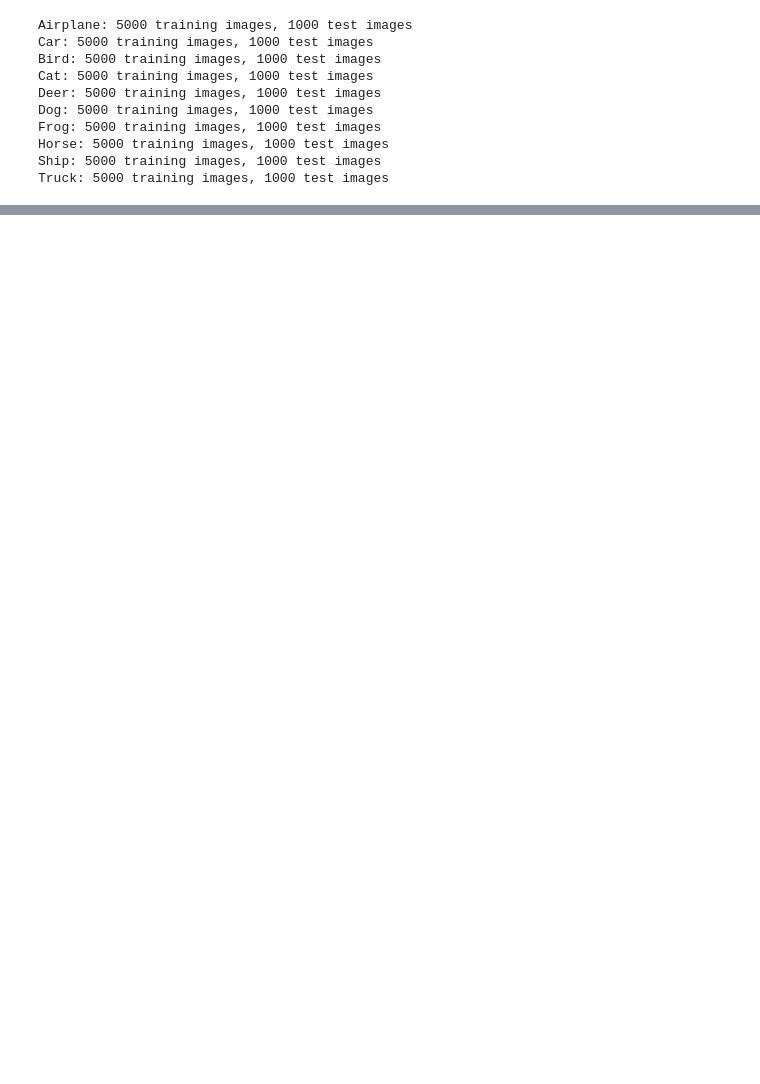
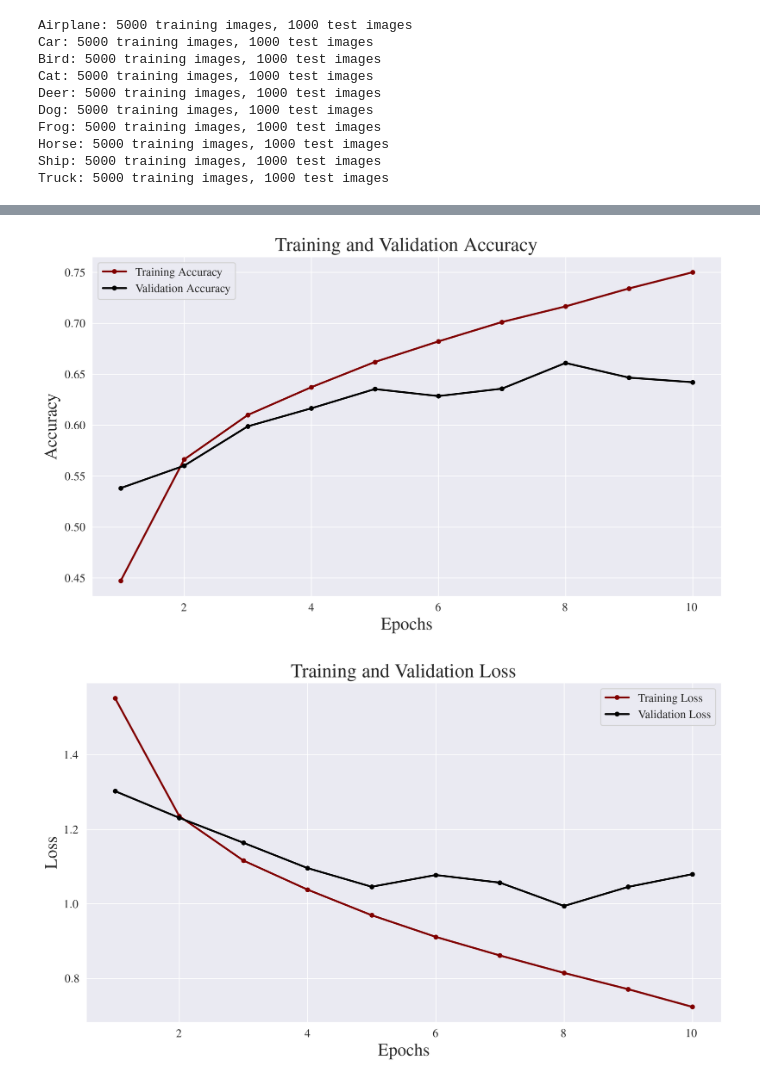
Before and after one commit to gabemorris12/machine_learning, a Jupyter notebook: Homework 5/Machine Learning Homework 5.ipynb, the cells around one changed output, grey strips where cells are left out. Cells and saved outputs as stored; diff of their text form; code cells hidden in the pictures; blank space fills up the shorter version.

```diff
--- a/Homework 5/Machine Learning Homework 5.ipynb
+++ b/Homework 5/Machine Learning Homework 5.ipynb
@@ -77,0 +89,64 @@ The CIFAR-10 dataset is designed so that each of the 10 classes has the same num
+# %%
+# Create model
+p2_model = Sequential([
+    Input(shape=(32, 32, 3)),  # input shape
+    Conv2D(filters=32, kernel_size=(3, 3), activation='relu'),  # convolution layer
+    MaxPooling2D(pool_size=(2, 2)),  # max pooling layer
+    Flatten(),  # flatten the output
+    Dense(128, activation='relu'),  # dense hidden layer
+    Dense(10, activation='softmax')  # output layer with softmax activation
+])
+
+# Compile model
+p2_model.compile(
+    optimizer='adam',  # optimizer
+    loss='sparse_categorical_crossentropy',  # loss function for multi-class classification
+    metrics=['accuracy']  # metric to track
+)
+
+# Define callback to save the best model based on validation accuracy
+checkpoint_callback = ModelCheckpoint(
+    'best_model_p2.keras',  # file to save the model
+    monitor='val_accuracy',  # monitor validation accuracy
+    save_best_only=True,  # save only the best model
+    mode='max',  # maximize the monitored metric
+    verbose=False  # suppress output
+)
+
+# Train the model
+history = p2_model.fit(
+    x_train, y_train,  # training data
+    epochs=10,  # number of epochs
+    batch_size=64,  # batch size
+    validation_data=(x_test, y_test),  # validation data
+    callbacks=[checkpoint_callback],  # callback to save the best model
+    verbose=False  # suppress output during training
+)
+train_accuracy = history.history['accuracy']
+val_accuracy = history.history['val_accuracy']
+train_loss = history.history['loss']
+val_loss = history.history['val_loss']
+epochs = np.array(history.epoch) + 1
+
+# Plot the training and validation accuracy
+fig, ax = plt.subplots()
+ax.plot(epochs, train_accuracy, label='Training Accuracy', marker='.')
+ax.plot(epochs, val_accuracy, label='Validation Accuracy', marker='.')
+ax.set_title('Training and Validation Accuracy')
+ax.set_xlabel('Epochs')
+ax.set_ylabel('Accuracy')
+ax.legend()
+plt.show()
+
+# Plot the training and validation loss
+fig, ax = plt.subplots()
+ax.plot(epochs, train_loss, label='Training Loss', marker='.')
+ax.plot(epochs, val_loss, label='Validation Loss', marker='.')
+ax.set_title('Training and Validation Loss')
+ax.set_xlabel('Epochs')
+ax.set_ylabel('Loss')
+ax.legend()
+plt.show()
+# %% [output]
+[figure, added]
+[figure, added]
```
Also changed, not shown: parts of 5 cells of this notebook, 2 other files.
